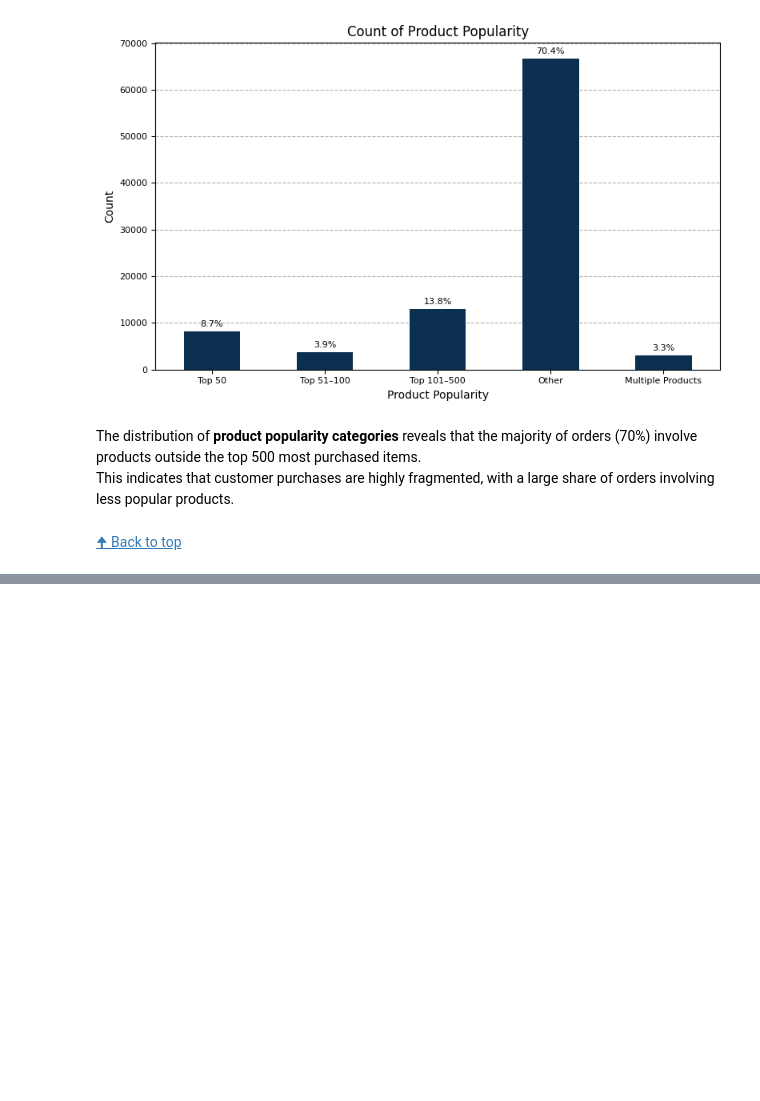
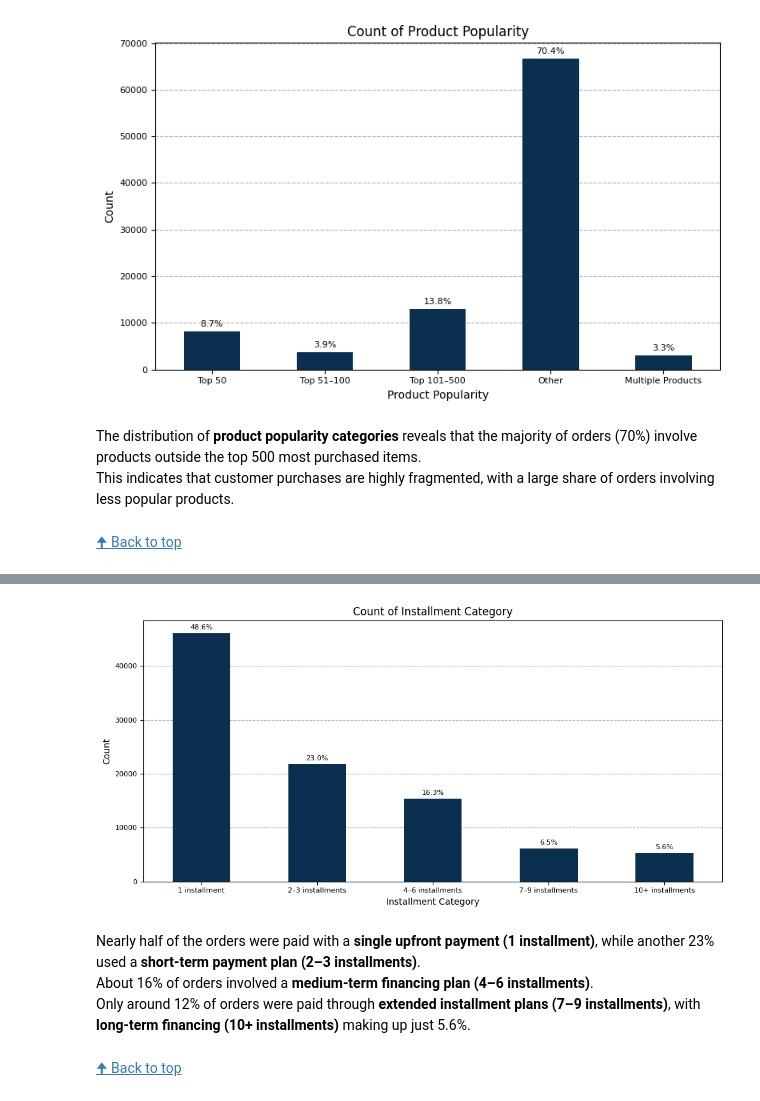
Before and after one commit to OlesyaEvseeva/customer-satisfaction-ecommerce, a Jupyter notebook: notebooks/02_data_integration_preprocessing.ipynb, the cells around one changed output, grey strips where cells are left out. Drawn from its saved outputs; the diff is of its cells as text; code cells hidden in the pictures; blank space fills up the shorter version.

```diff
--- a/notebooks/02_data_integration_preprocessing.ipynb
+++ b/notebooks/02_data_integration_preprocessing.ipynb
@@ -2185,0 +2256,3 @@ This indicates that customer purchases are highly fragmented, with a large share
+# %%
+# Binary flag: more than one payment record per order
+df_orders["has_multiple_payment_records"] = (df_orders["n_payment_records"] > 1).astype(int)
@@ -2185,0 +2266,3 @@ This indicates that customer purchases are highly fragmented, with a large share
+# %%
+# Binary flag: installment payment
+df_orders["is_installment_payment"] = (df_orders["max_payment_installments"] > 1).astype(int)
@@ -2185,0 +2280,45 @@ This indicates that customer purchases are highly fragmented, with a large share
+# %%
+# Define a function to categorize installment counts
+def categorize_installments(n):
+    if n == 1:
+        return "1 installment"
+    elif 2 <= n <= 3:
+        return "2–3 installments"
+    elif 4 <= n <= 6:
+        return "4–6 installments"
+    elif 7 <= n <= 9:
+        return "7–9 installments"
+    else:
+        return "10+ installments"
+
+
+# Apply the categorization
+df_orders["installment_category"] = df_orders["max_payment_installments"].apply(
+    categorize_installments
+)
+
+# Define the desired order for correct sorting in plots/analysis
+installment_order = [
+    "1 installment",
+    "2–3 installments",
+    "4–6 installments",
+    "7–9 installments",
+    "10+ installments",
+]
+
+
+# Convert to ordered categorical
+df_orders["installment_category"] = pd.Categorical(
+    df_orders["installment_category"], categories=installment_order, ordered=True
+)
+# %%
+# Plot counts for installment category
+u.plot_value_counts(df_orders, "installment_category", figsize=(10,5))
+# %% [output]
+[figure, added]
+# %% [markdown]
+Nearly half of the orders were paid with a **single upfront payment (1 installment)**, while another 23% used a **short-term payment plan (2–3 installments)**.
+About 16% of orders involved a **medium-term financing plan (4–6 installments)**.
+Only around 12% of orders were paid through **extended installment plans (7–9 installments)**, with **long-term financing (10+ installments)** making up just 5.6%.
+# %% [markdown]
+[🠉 Back to top](#structure-of-the-notebook)
```
Also changed, not shown: parts of 27 cells of this notebook.
